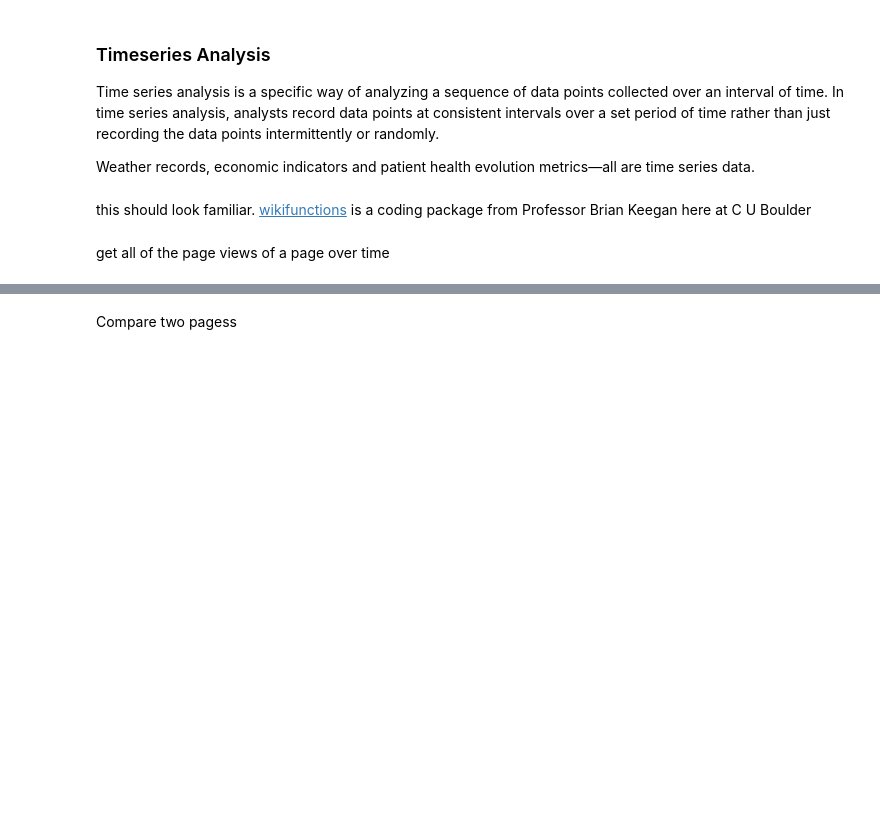
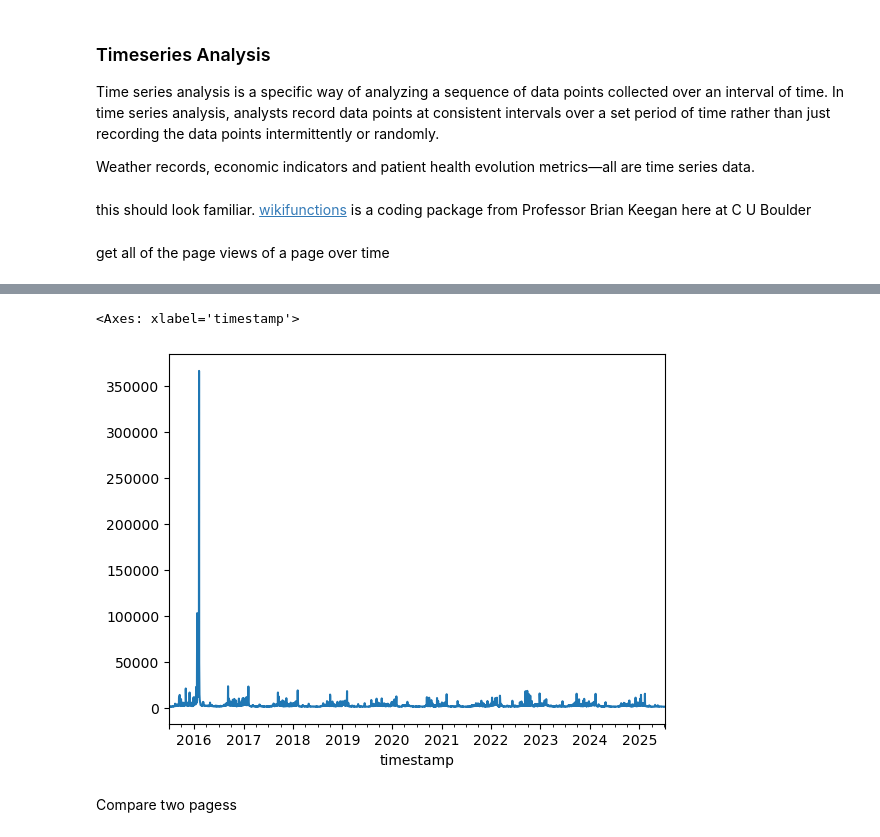
Before and after one commit to hlauriejones/INFO2201_summerNotes, a Jupyter notebook: w6d2_EDAcont_students.ipynb, the cells around one changed output, grey strips where cells are left out. Saved outputs shown, nothing was run; the diff lists cells and outputs as text; code cells hidden in the pictures; blank space fills up the shorter version.

```diff
--- a/w6d2_EDAcont_students.ipynb
+++ b/w6d2_EDAcont_students.ipynb
@@ -596,3 +699,6 @@ this should look familiar. [wikifunctions](https://github.com/brianckeegan/wikif
 import wikifunctions as wf
 # %% [markdown]
 get all of the page views of a page over time
+# %%
+pvs = wf.get_pageviews("Denver Broncos")
+pvs.head()
@@ -599,4 +713,9 @@ get all of the page views of a page over time
 # %%
 #plot it
+
+pvs.plot()
+# %% [output]
+<Axes: xlabel='timestamp'>
+[figure, added]
 # %% [markdown]
 Compare two pagess
```
Also changed, not shown: parts of 24 cells of this notebook.
